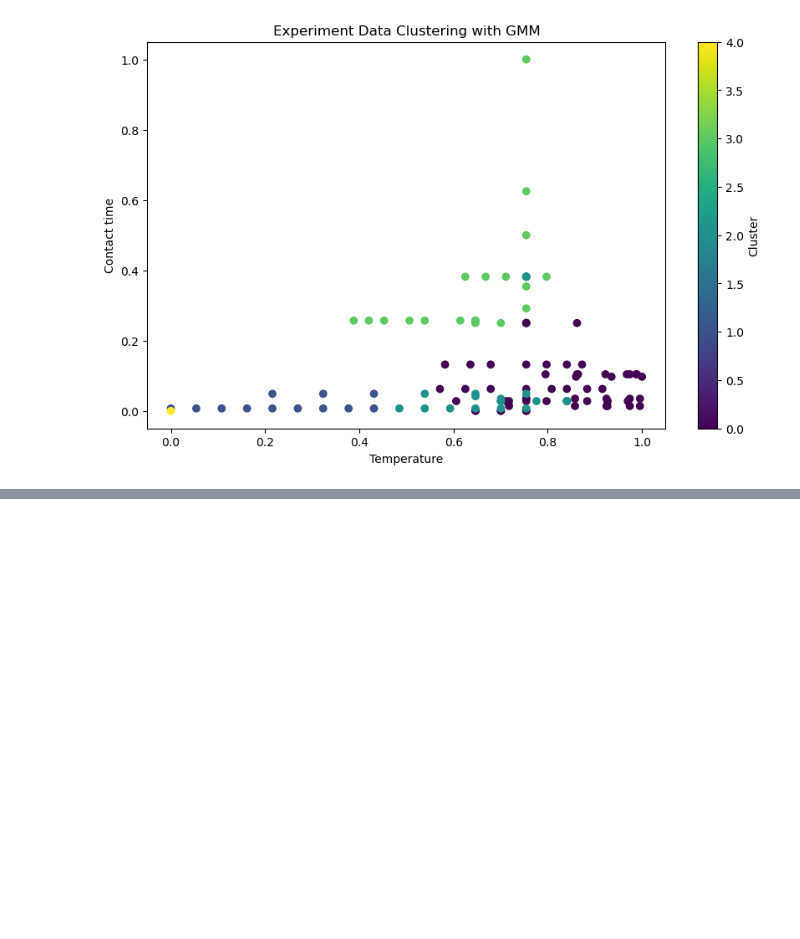
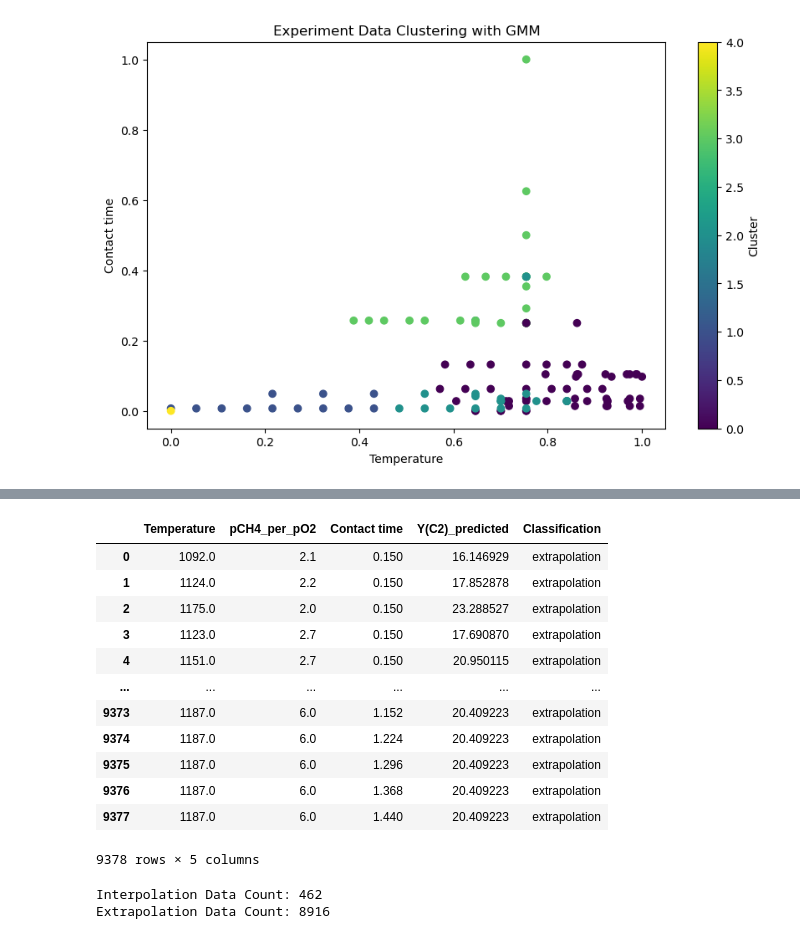
Before and after one commit to jsjong98/Catalyst-AI, a Jupyter notebook: New Code/Data_split.ipynb, the cells around one changed output, grey strips where cells are left out. Saved outputs shown, nothing was run; the diff lists cells and outputs as text; code cells hidden in the pictures; blank space fills up the shorter version.

```diff
--- a/New Code/Data_split.ipynb
+++ b/New Code/Data_split.ipynb
@@ -467 +325,36 @@ experiment_interpolation_overlap, experiment_extrapolation_overlap
+# %%
+def classify_data(row, min_values, max_values):
+    conditions = [
+        row['Temperature'] >= min_values['Temperature'] and row['Temperature'] <= max_values['Temperature'],
+        row['pCH4_per_pO2'] >= min_values['pCH4_per_pO2'] and row['pCH4_per_pO2'] <= max_values['pCH4_per_pO2'],
+        row['Contact time'] >= min_values['Contact time'] and row['Contact time'] <= max_values['Contact time']
+    ]
+    return 'interpolation' if all(conditions) else 'extrapolation'
+
+data['Classification'] = data.apply(classify_data, axis=1, args=(min_values, max_values))
+
+data
+# %% [output]
+|  | Temperature | pCH4_per_pO2 | Contact time | Y(C2)_predicted | Classification |
+| 0 | 1092.0 | 2.1 | 0.150 | 16.146929 | extrapolation |
+| 1 | 1124.0 | 2.2 | 0.150 | 17.852878 | extrapolation |
+| 2 | 1175.0 | 2.0 | 0.150 | 23.288527 | extrapolation |
+| 3 | 1123.0 | 2.7 | 0.150 | 17.690870 | extrapolation |
+| 4 | 1151.0 | 2.7 | 0.150 | 20.950115 | extrapolation |
+| ... | ... | ... | ... | ... | ... |
+| 9373 | 1187.0 | 6.0 | 1.152 | 20.409223 | extrapolation |
+| 9374 | 1187.0 | 6.0 | 1.224 | 20.409223 | extrapolation |
+| 9375 | 1187.0 | 6.0 | 1.296 | 20.409223 | extrapolation |
+| 9376 | 1187.0 | 6.0 | 1.368 | 20.409223 | extrapolation |
+| 9377 | 1187.0 | 6.0 | 1.440 | 20.409223 | extrapolation |
+9378 rows × 5 columns
+# %%
+interpolation_data = data[data['Classification'] == 'interpolation']
+extrapolation_data = data[data['Classification'] == 'extrapolation']
+
+print("Interpolation Data Count:", len(interpolation_data))
+print("Extrapolation Data Count:", len(extrapolation_data))
+# %% [output]
+Interpolation Data Count: 462
+Extrapolation Data Count: 8916
 # %%
```
Also changed, not shown: parts of 22 cells of this notebook, 2 other files.
